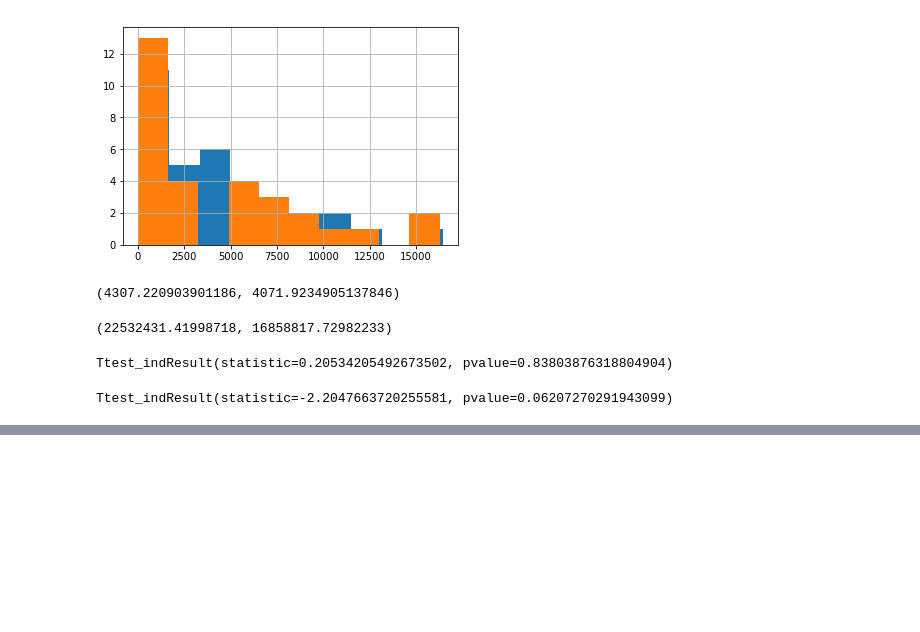
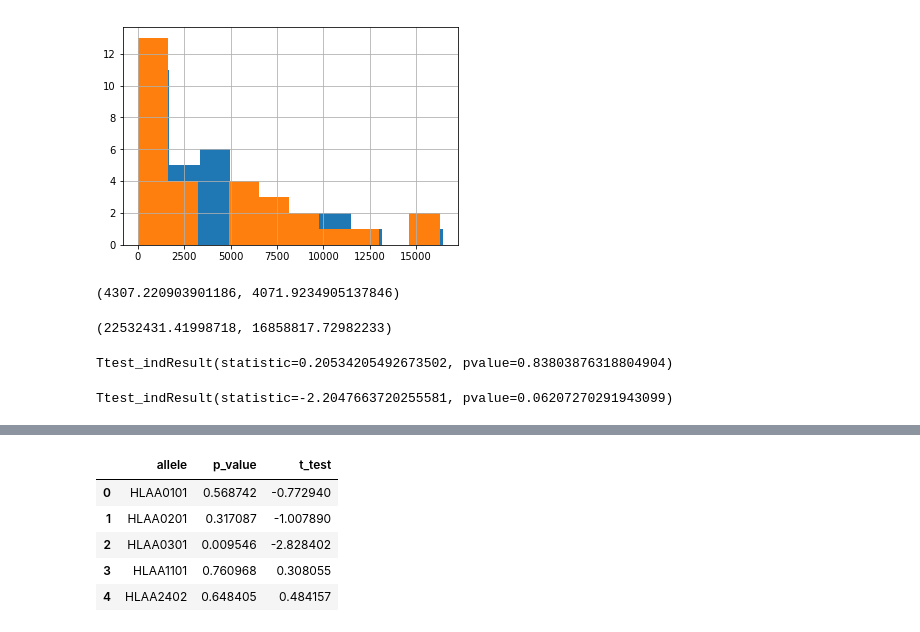
Before and after one commit to antigenomics/ipred, a Jupyter notebook: HIV_peptides.ipynb, the cells around one changed output, grey strips where cells are left out. Drawn from its saved outputs; the diff is of its cells as text; code cells hidden in the pictures; blank space fills up the shorter version.

```diff
--- a/HIV_peptides.ipynb
+++ b/HIV_peptides.ipynb
@@ -326,0 +410,10 @@ for allele in unique(predictions['Allele']):
+# %%
+stats_df.allele = stats_df.allele.str.replace('-', '')
+stats_df.head()
+# %% [output]
+|  | allele | p_value | t_test |
+| 0 | HLAA0101 | 0.568742 | -0.772940 |
+| 1 | HLAA0201 | 0.317087 | -1.007890 |
+| 2 | HLAA0301 | 0.009546 | -2.828402 |
+| 3 | HLAA1101 | 0.760968 | 0.308055 |
+| 4 | HLAA2402 | 0.648405 | 0.484157 |
```
Also changed, not shown: parts of 11 cells of this notebook, 2 other files.
